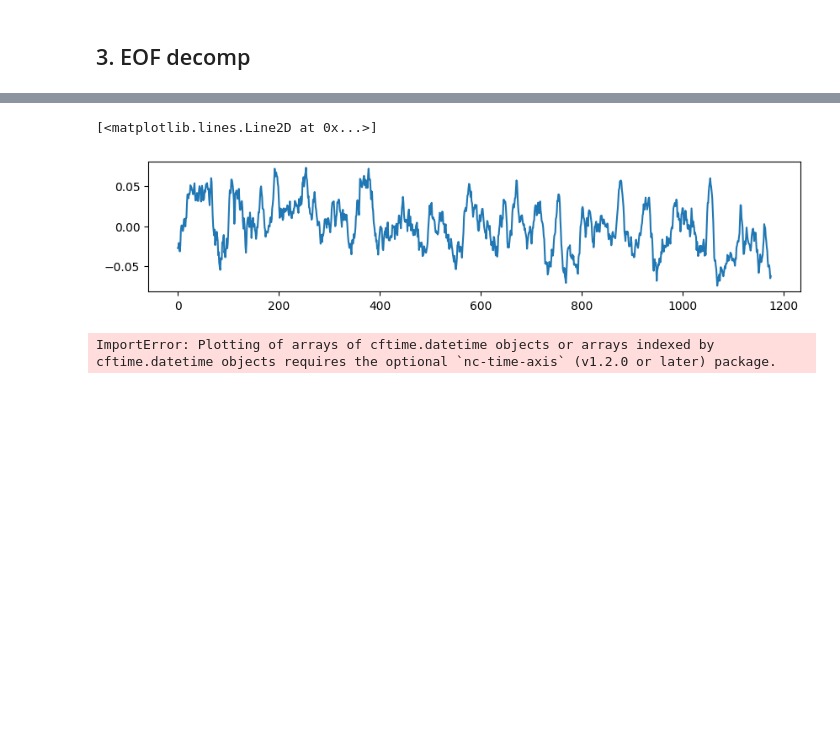
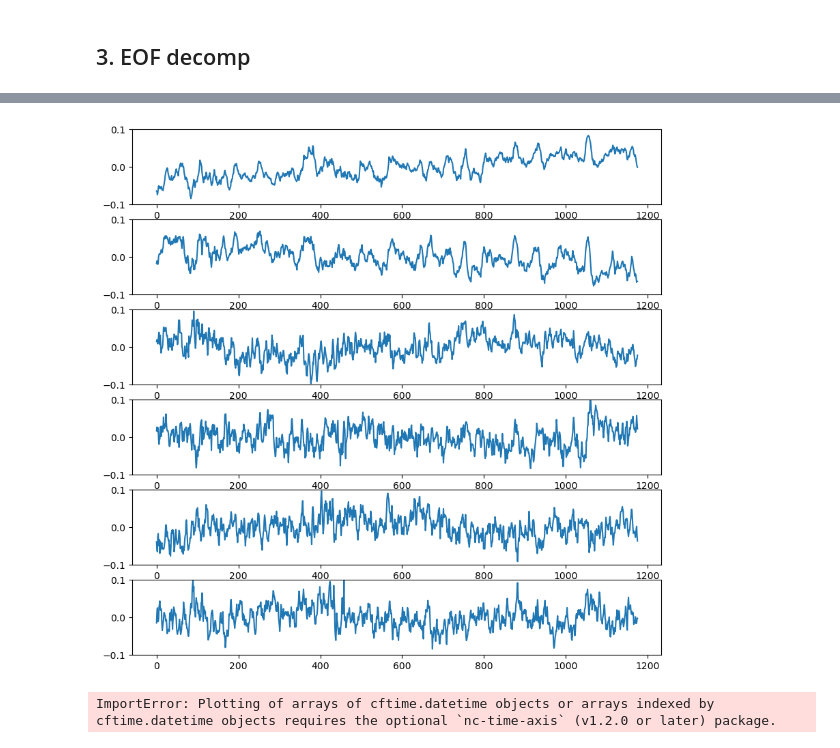
Before and after one commit to DeanHenze/Dask-with-cloud, a Jupyter notebook: examples/eof_ersst.ipynb, the cells around one changed output, grey strips where cells are left out. Drawn from its saved outputs; the diff is of its cells as text; code cells hidden in the pictures; blank space fills up the shorter version.

Commit message:
First working version with linear detrend

```diff
--- a/examples/eof_ersst.ipynb
+++ b/examples/eof_ersst.ipynb
@@ -318,3 +437,2 @@ test.shape
 # %%
-plt.contourf(sstdata['lon'], sstdata['lat'], test[0, ...])
-plt.colorbar()
+sstvar = sst_detrend_xa.var(dim=['time'], skipna=True)
@@ -320,0 +452,2 @@ plt.colorbar()
+# %%
+sst_detrend_xa = sst_detrend_xa.where(sstvar < 2, drop=False)
@@ -325,7 +488,6 @@ import xeofs as xe
 # %%
 %%time
 
-model = xe.models.EOF(n_modes=10)
-#model.fit(sstdata['sst'], dim='time')
-model.fit(sst_detrend, dim='time')
+model = xe.models.EOF(n_modes=6, use_coslat=True)
+model.fit(sst_detrend_xa, dim='time')
 # %% [output]
@@ -418,0 +525,17 @@ components.sel(mode=7).plot(cmap='seismic')
+# %%
+proj = EqualEarth(central_longitude=180)
+kwargs = {
+    'cmap' : 'RdBu', 'transform': PlateCarree()
+}
+
+fig4 = plt.figure(figsize=(12, 8))
+
+axes4 = []
+for i in range(1, 7):
+    axes4.append(plt.subplot(3, 2, i, projection=proj))
+
+for ax in axes4:
+    ax.coastlines(color='.5')
+
+for i, ax in zip(range(1,7), axes4):
+    components.sel(mode=i).plot(ax=ax, **kwargs)
@@ -446,9 +571,12 @@ array([[-0.06969926, -0.06111296, -0.06134666, ...,  0.02612345,
 # %%
-plt.figure(figsize=(10,2))
-plt.plot(scores.sel(mode=2).values)
+fig5, axes5 = plt.subplots(6, 1, figsize=(10,10))
+#plt.figure(figsize=(10,2))
+
+for i, ax in zip(range(1, 7), axes5):
+    ax.plot(scores.sel(mode=i).values)
+    ax.set_ylim(-0.1, 0.1)
 # %% [output]
-[<matplotlib.lines.Line2D at 0x...>]
-[figure, old version]
+[figure, new version]
 # %%
 scores.sel(mode=1).plot()
 # %% [output]
```
Also changed, not shown: parts of 72 cells of this notebook.
